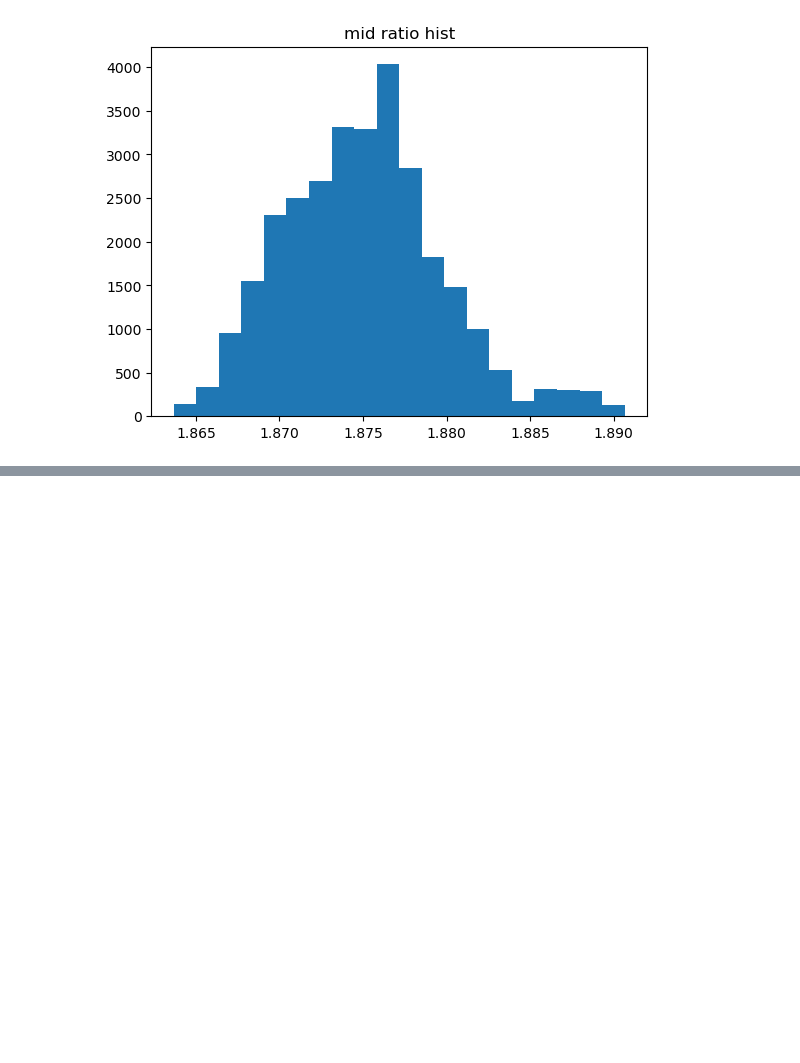
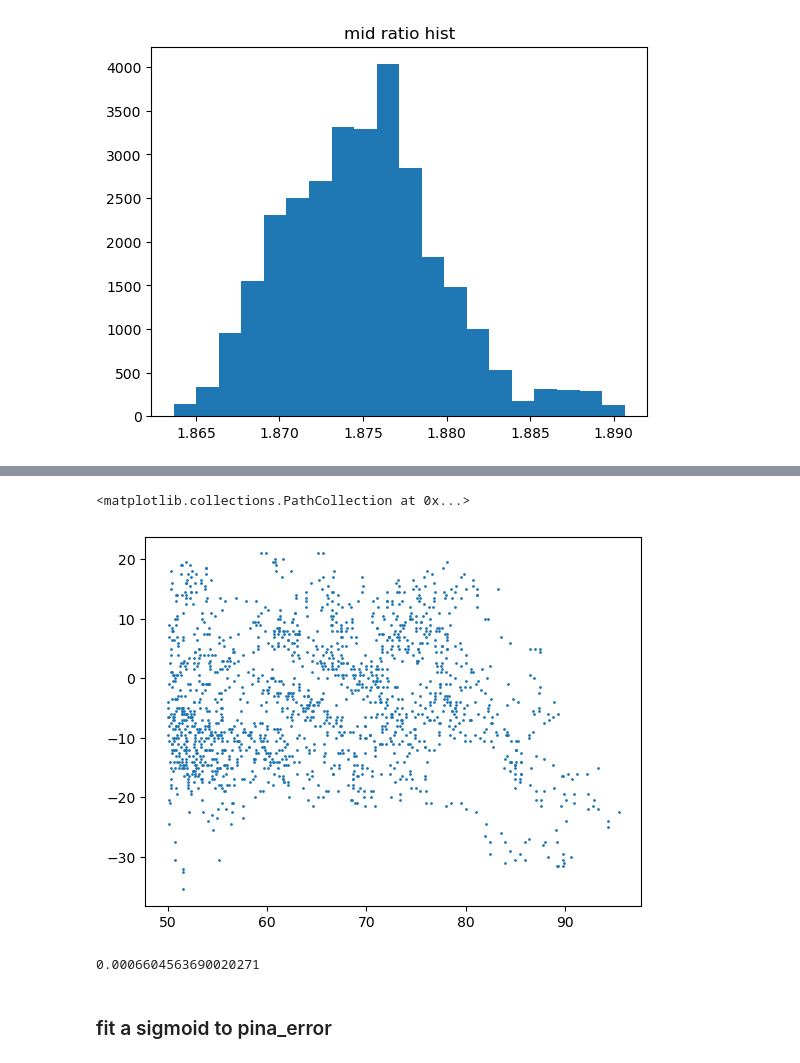
Before and after one commit to rzhan11/IMCTradingComp23, a Jupyter notebook: nbs/round2-csv-exploration-pairs.ipynb, the cells around one changed output, grey strips where cells are left out. Saved outputs shown, nothing was run; the diff lists cells and outputs as text; code cells hidden in the pictures; blank space fills up the shorter version.

```diff
--- a/nbs/round2-csv-exploration-pairs.ipynb
+++ b/nbs/round2-csv-exploration-pairs.ipynb
@@ -1191,0 +1201,18 @@ plt.plot(pair_quote_df["pina_error"])
+# %%
+df = pair_quote_df.join(pair_rtn_df).dropna()
+# %%
+df = df[df["pina_error"] > 50]
+plt.scatter(df["pina_error"], df["rel_d_50"], s=1)
+# %% [output]
+<matplotlib.collections.PathCollection at 0x...>
+[figure, added]
+# %%
+x = df[["pina_error"]]
+y = df["rel_d_50"]
+
+reg = LinearRegression().fit(x, y)
+reg.score(x, y)
+# %% [output]
+0.0006604563690020271
+# %% [markdown]
+### fit a sigmoid to pina_error
```
Also changed, not shown: parts of 36 cells of this notebook, 6 other files.
